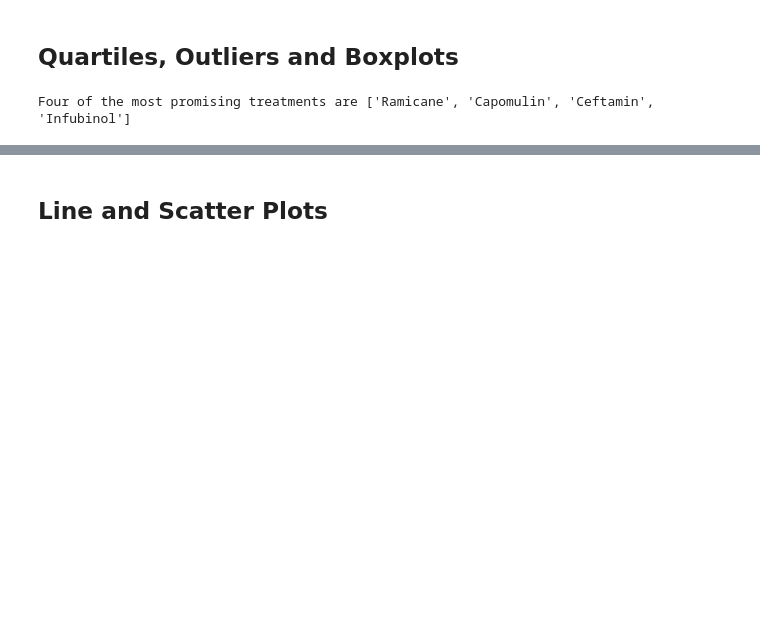
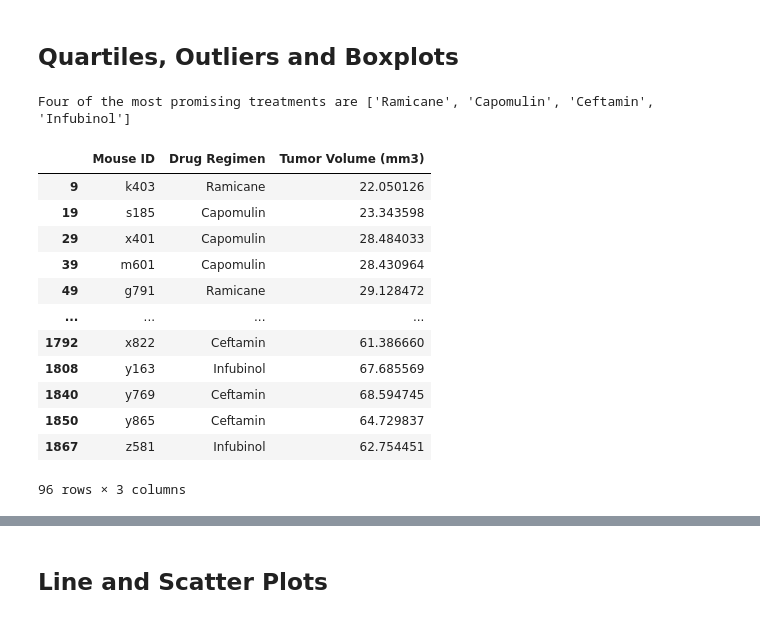
Before and after one commit to sjj1971/matplotlib_project, a Jupyter notebook: Pymaceuticals/pymaceuticals_starter.ipynb, the cells around one changed output, grey strips where cells are left out. Drawn from its saved outputs; the diff is of its cells as text; code cells hidden in the pictures; blank space fills up the shorter version.

```diff
--- a/Pymaceuticals/pymaceuticals_starter.ipynb
+++ b/Pymaceuticals/pymaceuticals_starter.ipynb
@@ -213,5 +213,34 @@ four_promising_drug = [x for x in time_point45_df.nsmallest(4, "Tumor Volume (mm
 print(f"Four of the most promising treatments are {four_promising_drug}")
 # %% [output]
 Four of the most promising treatments are ['Ramicane', 'Capomulin', 'Ceftamin', 'Infubinol']
+# %%
+# Collecting Final Tumor for four promising drug
+four_drug_df = cleaned_data_df.loc[cleaned_data_df["Drug Regimen"].isin(four_promising_drug),["Mouse ID","Timepoint", "Drug Regimen","Tumor Volume (mm3)"] ]
+
+mouse_id = four_drug_df["Mouse ID"].unique()
+
+final_tumor = pd.DataFrame(columns=["Mouse ID","Drug Regimen","Tumor Volume (mm3)"])
+
+for mice in mouse_id:
+    max_timepoint = four_drug_df.loc[four_drug_df["Mouse ID"]== mice, "Timepoint"].max()
+    if max_timepoint > 0:
+        a = four_drug_df.loc[(four_drug_df["Mouse ID"]== mice) & (four_drug_df["Timepoint"]==max_timepoint), ["Mouse ID","Drug Regimen","Tumor Volume (mm3)"]]
+        final_tumor = pd.concat([final_tumor, a])
+
+final_tumor
+# %% [output]
+|  | Mouse ID | Drug Regimen | Tumor Volume (mm3) |
+| 9 | k403 | Ramicane | 22.050126 |
+| 19 | s185 | Capomulin | 23.343598 |
+| 29 | x401 | Capomulin | 28.484033 |
+| 39 | m601 | Capomulin | 28.430964 |
+| 49 | g791 | Ramicane | 29.128472 |
+| ... | ... | ... | ... |
+| 1792 | x822 | Ceftamin | 61.386660 |
+| 1808 | y163 | Infubinol | 67.685569 |
+| 1840 | y769 | Ceftamin | 68.594745 |
+| 1850 | y865 | Ceftamin | 64.729837 |
+| 1867 | z581 | Infubinol | 62.754451 |
+96 rows × 3 columns
 # %%
 # Calculate the final tumor volume of each mouse across four of the most promising treatment regimens. Calculate the IQR and quantitatively determine if there are any potential outliers.
```
Also changed, not shown: parts of 5 cells of this notebook.
